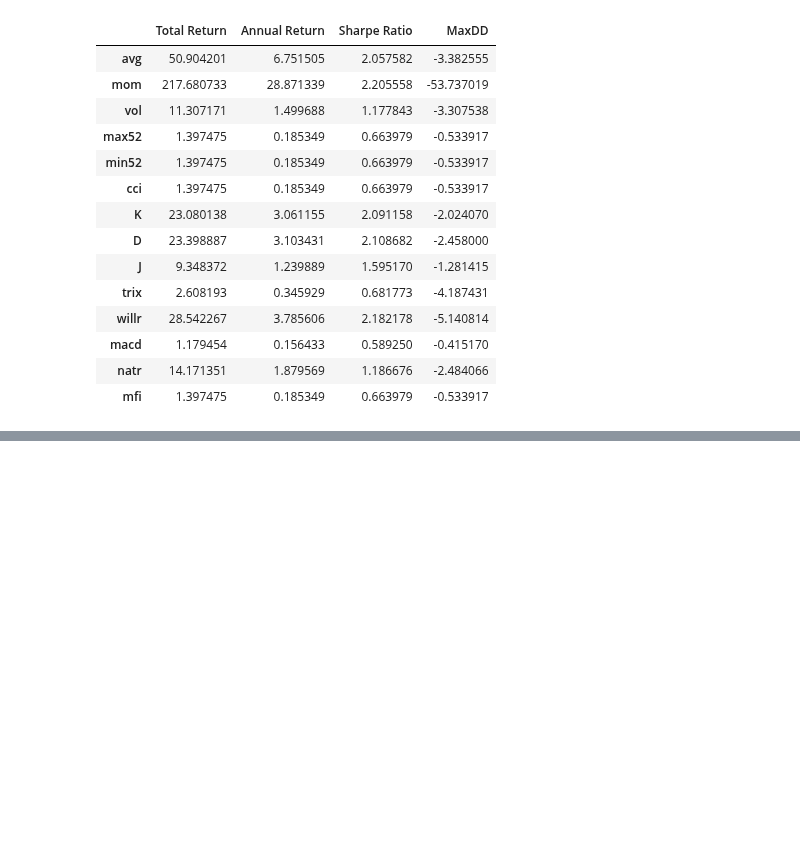
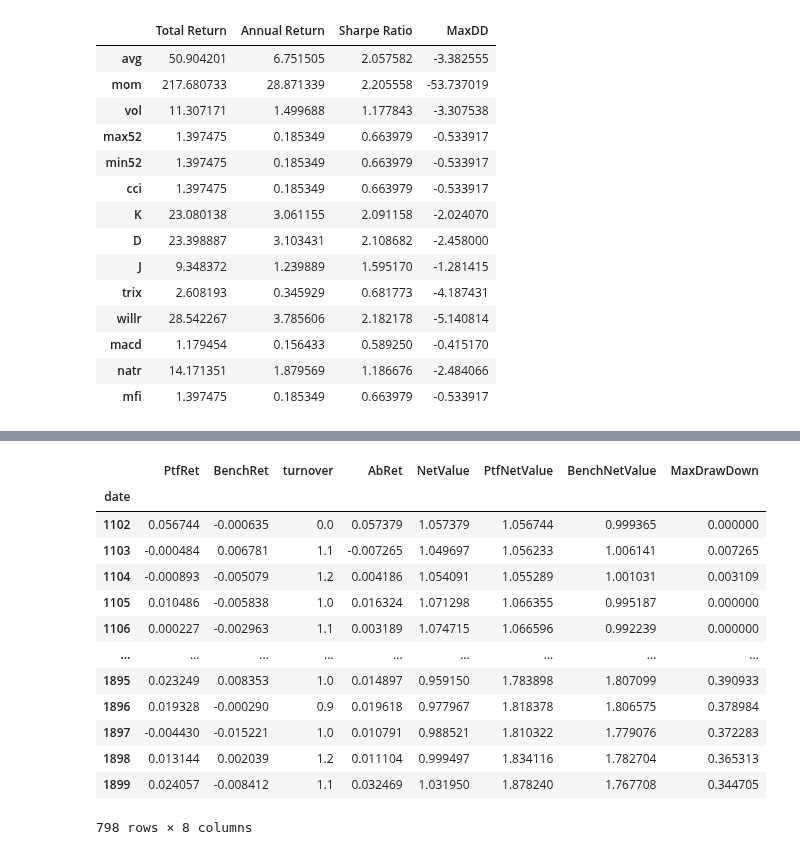
Before and after one commit to VoidFly/JKQ, a Jupyter notebook: single_test.ipynb, the cells around one changed output, grey strips where cells are left out. Drawn from its saved outputs; the diff is of its cells as text; code cells hidden in the pictures; blank space fills up the shorter version.

```diff
--- a/single_test.ipynb
+++ b/single_test.ipynb
@@ -157,3 +167,9 @@ NameError: name 'returns' is not defined
+# %%
+mom_w = get_weight(moms)
+mom_weight = pd.DataFrame(mom_w).stack().reset_index()
+mom_weight.columns=['date','asset','weight']
+mom_weight['asset'] += 1000
+mom_weight.to_csv('mom_weight.csv')
 # %%
 def get_performance(factors,returns,top_n=10,tail_n=10,reverse=False,show=False):
     profits = []
@@ -265,0 +291,25 @@ plt.show()
+# %%
+price = pd.read_csv('./data/CONTEST_DATA_IN_SAMPLE_FULL.csv')
+price = price[['date','asset','close']]
+price.columns = ['date','asset','adjclose']
+# %%
+mom_weight['weight'] *= -1
+# %%
+result=backtest(mom_weight.iloc[-800*351:],price.iloc[-800*351:],bench_code='000905.SH')
+# %%
+result['Performance']
+# %% [output]
+|  | PtfRet | BenchRet | turnover | AbRet | NetValue | PtfNetValue | BenchNetValue | MaxDrawDown |
+| date |  |  |  |  |  |  |  |  |
+| 1102 | 0.056744 | -0.000635 | 0.0 | 0.057379 | 1.057379 | 1.056744 | 0.999365 | 0.000000 |
+| 1103 | -0.000484 | 0.006781 | 1.1 | -0.007265 | 1.049697 | 1.056233 | 1.006141 | 0.007265 |
+| 1104 | -0.000893 | -0.005079 | 1.2 | 0.004186 | 1.054091 | 1.055289 | 1.001031 | 0.003109 |
+| 1105 | 0.010486 | -0.005838 | 1.0 | 0.016324 | 1.071298 | 1.066355 | 0.995187 | 0.000000 |
+| 1106 | 0.000227 | -0.002963 | 1.1 | 0.003189 | 1.074715 | 1.066596 | 0.992239 | 0.000000 |
+| ... | ... | ... | ... | ... | ... | ... | ... | ... |
+| 1895 | 0.023249 | 0.008353 | 1.0 | 0.014897 | 0.959150 | 1.783898 | 1.807099 | 0.390933 |
+| 1896 | 0.019328 | -0.000290 | 0.9 | 0.019618 | 0.977967 | 1.818378 | 1.806575 | 0.378984 |
+| 1897 | -0.004430 | -0.015221 | 1.0 | 0.010791 | 0.988521 | 1.810322 | 1.779076 | 0.372283 |
+| 1898 | 0.013144 | 0.002039 | 1.2 | 0.011104 | 0.999497 | 1.834116 | 1.782704 | 0.365313 |
+| 1899 | 0.024057 | -0.008412 | 1.1 | 0.032469 | 1.031950 | 1.878240 | 1.767708 | 0.344705 |
+798 rows × 8 columns
```
Also changed, not shown: parts of 20 cells of this notebook, 5 other files.
